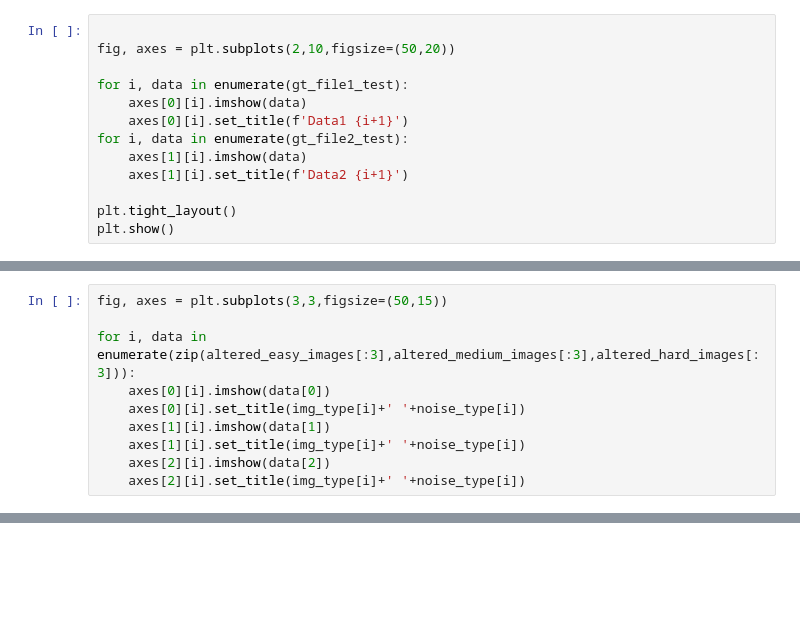
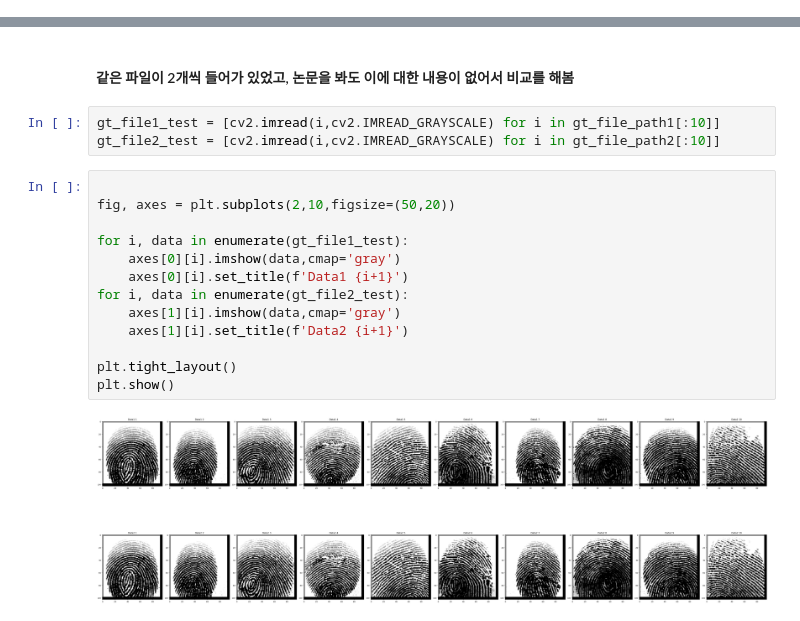
Before and after one commit to HanWoongRyu/study_fingerprint, a Jupyter notebook: DataEDA.ipynb, the cells around one changed output, grey strips where cells are left out. Cells and saved outputs as stored; diff of their text form; blank space fills up the shorter version.

```diff
--- a/DataEDA.ipynb
+++ b/DataEDA.ipynb
@@ -62,13 +0,0 @@ gt_file2_test = [cv2.imread(i) for i in gt_file_path2[:10]]
-# %%
-
-fig, axes = plt.subplots(2,10,figsize=(50,20))
-
-for i, data in enumerate(gt_file1_test):
-    axes[0][i].imshow(data)
-    axes[0][i].set_title(f'Data1 {i+1}')
-for i, data in enumerate(gt_file2_test):
-    axes[1][i].imshow(data)
-    axes[1][i].set_title(f'Data2 {i+1}')
-
-plt.tight_layout()
-plt.show()
@@ -95,10 +0,0 @@ altered_hard_images=  [cv2.imread(path) for path in altered_hard_path]
-# %%
-fig, axes = plt.subplots(3,3,figsize=(50,15))
-
-for i, data in enumerate(zip(altered_easy_images[:3],altered_medium_images[:3],altered_hard_images[:3])):
-    axes[0][i].imshow(data[0])
-    axes[0][i].set_title(img_type[i]+' '+noise_type[i])
-    axes[1][i].imshow(data[1])
-    axes[1][i].set_title(img_type[i]+' '+noise_type[i])
-    axes[2][i].imshow(data[2])
-    axes[2][i].set_title(img_type[i]+' '+noise_type[i])
@@ -163,0 +105,20 @@ Error:
+# %% [markdown]
+#### 같은 파일이 2개씩 들어가 있었고, 논문을 봐도 이에 대한 내용이 없어서 비교를 해봄
+# %%
+gt_file1_test = [cv2.imread(i,cv2.IMREAD_GRAYSCALE) for i in gt_file_path1[:10]]
+gt_file2_test = [cv2.imread(i,cv2.IMREAD_GRAYSCALE) for i in gt_file_path2[:10]]
+# %%
+
+fig, axes = plt.subplots(2,10,figsize=(50,20))
+
+for i, data in enumerate(gt_file1_test):
+    axes[0][i].imshow(data,cmap='gray')
+    axes[0][i].set_title(f'Data1 {i+1}')
+for i, data in enumerate(gt_file2_test):
+    axes[1][i].imshow(data,cmap='gray')
+    axes[1][i].set_title(f'Data2 {i+1}')
+
+plt.tight_layout()
+plt.show()
+# %% [output]
+[figure, added]
```
Also changed, not shown: parts of 62 cells of this notebook, 2 other files.
